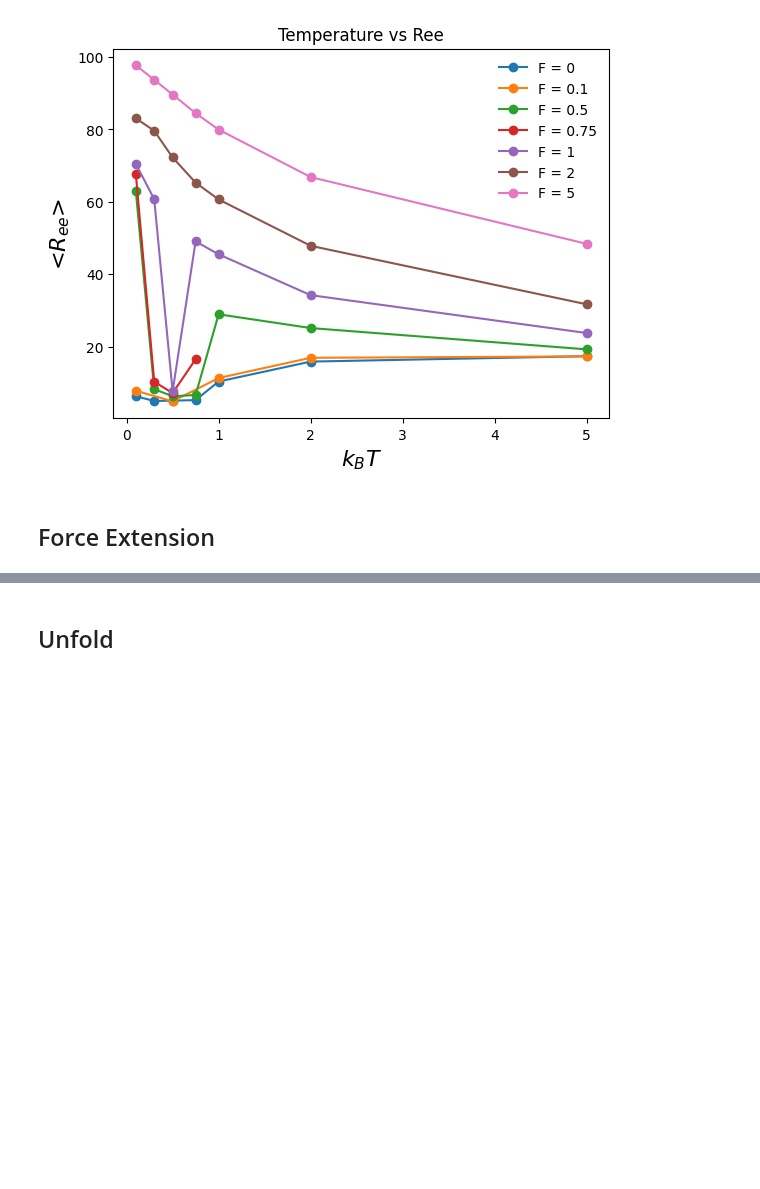
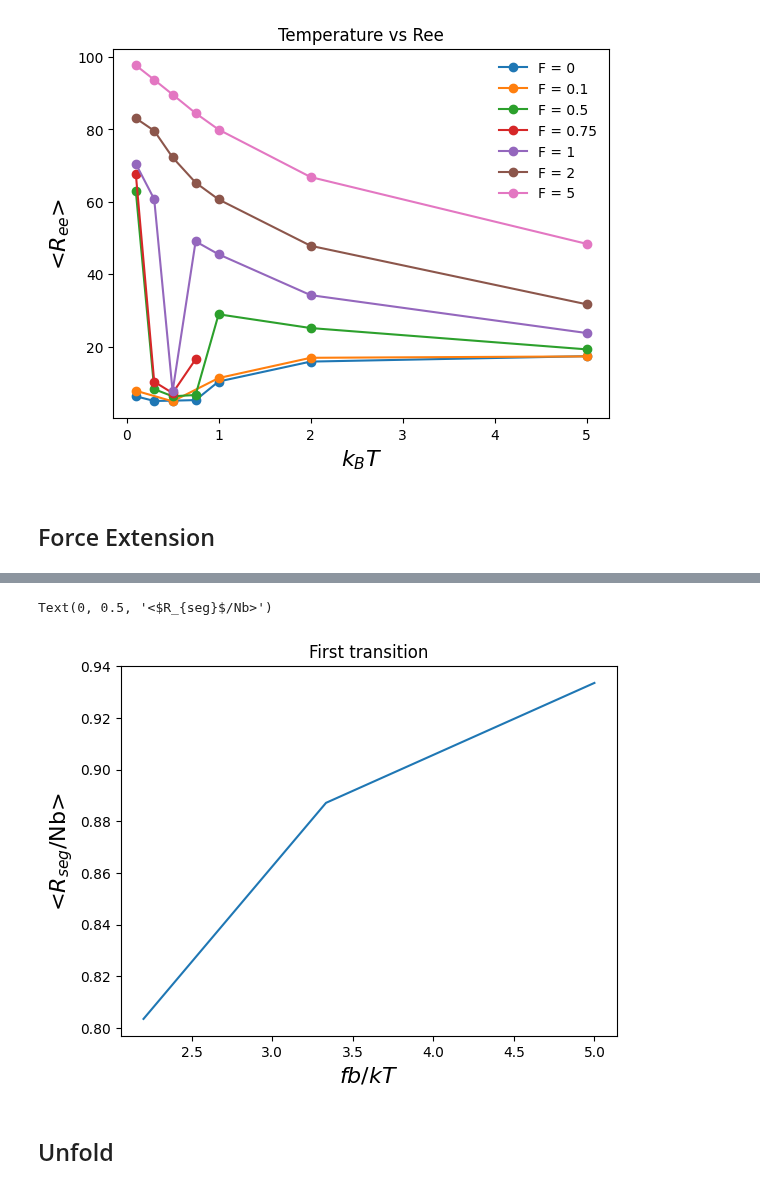
Before and after one commit to VagrantHyp/Code, a Jupyter notebook: Block5.ipynb, the cells around one changed output, grey strips where cells are left out. Drawn from its saved outputs; the diff is of its cells as text; code cells hidden in the pictures; blank space fills up the shorter version.

```diff
--- a/Block5.ipynb
+++ b/Block5.ipynb
@@ -275,3 +274,16 @@ plt.xlim(-1,30)
+# %%
+# After first transition
+dGlobule = np.sqrt(6) / 3 * 2
+fbkt = [0.5/0.1, 1/0.3, 1.1/0.5]
+Ree = [CGT01.aveRee[5], CGT03.aveRee[3], CGT05.aveRee[7]]
+Rseg = (Ree - 10 * dGlobule) / 10
+plt.title('First transition')
+plt.plot(fbkt, Rseg / 5)
+plt.xlabel('$fb/kT$', fontsize=16)
+plt.ylabel('<$R_{seg}$/Nb>', fontsize=16)
+# %% [output]
+Text(0, 0.5, '<$R_{seg}$/Nb>')
+[figure, added]
 # %% [markdown]
 ## Unfold
 # %%
```
Also changed, not shown: parts of 6 cells of this notebook, 3 other files.
